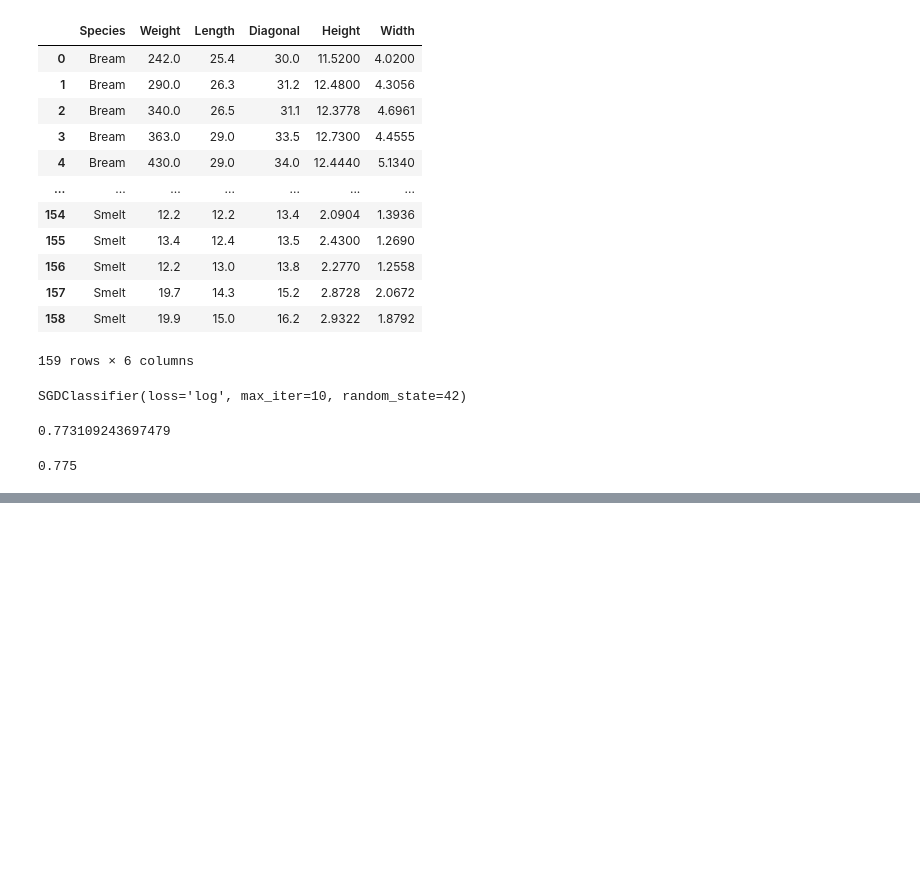
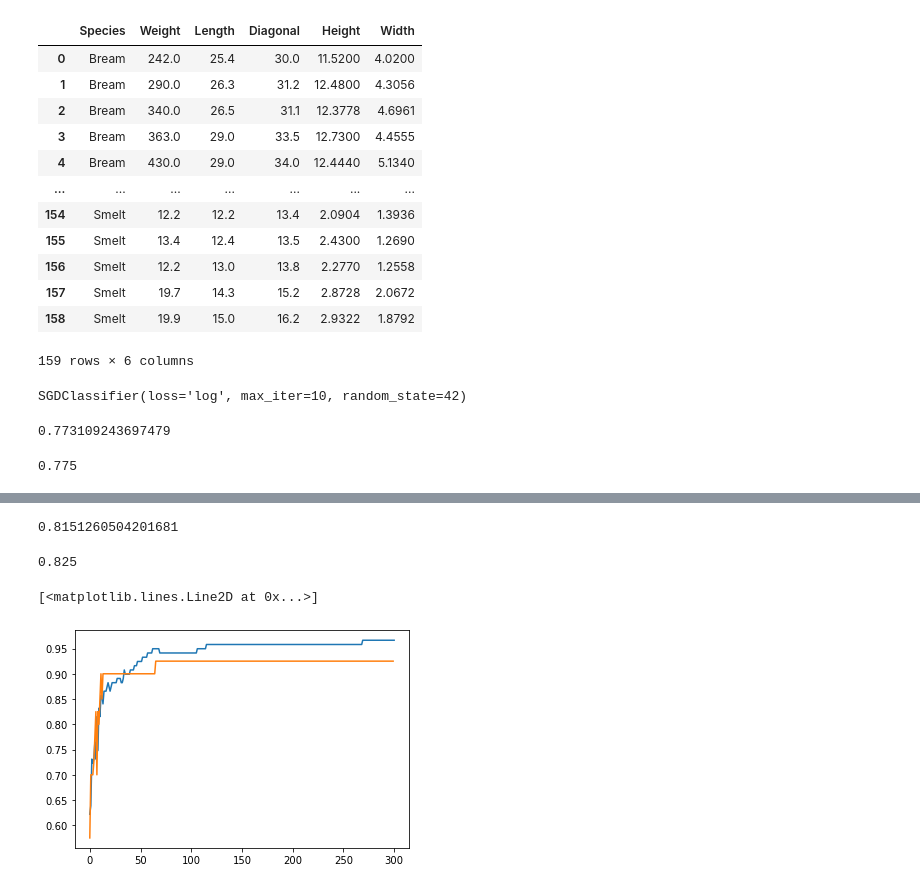
Before and after one commit to 0looo/Bigdata_python, a Jupyter notebook: machine_learning/혼자하는 머신러닝딥러닝/ch4.ipynb, the cells around one changed output, grey strips where cells are left out. Drawn from its saved outputs; the diff is of its cells as text; code cells hidden in the pictures; blank space fills up the shorter version.

```diff
--- a/machine_learning/혼자하는 머신러닝딥러닝/ch4.ipynb
+++ b/machine_learning/혼자하는 머신러닝딥러닝/ch4.ipynb
@@ -235,3 +235,5 @@ sc.score(train_scaled, train_target)
 sc.score(test_scaled, test_target)
 # %% [output]
 0.775
+# %%
+sc.partial_fit(train_scaled, train_target)
@@ -237,0 +242,25 @@ sc.score(test_scaled, test_target)
+# %%
+sc.score(train_scaled, train_target)
+# %% [output]
+0.8151260504201681
+# %%
+sc.score(test_scaled, test_target)
+# %% [output]
+0.825
+# %%
+sc = SGDClassifier(loss= 'log', random_state=42)
+# %%
+train_score = []
+test_score = []
+classes = np.unique(train_target)
+# %%
+for i in range(300):
+    sc.partial_fit(train_scaled, train_target, classes = classes)
+    train_score.append(sc.score(train_scaled, train_target))
+    test_score.append(sc.score(test_scaled, test_target))
+# %%
+plt.plot(train_score)
+plt.plot(test_score)
+# %% [output]
+[<matplotlib.lines.Line2D at 0x...>]
+[figure, added]
```
Also changed, not shown: parts of 4 cells of this notebook.
